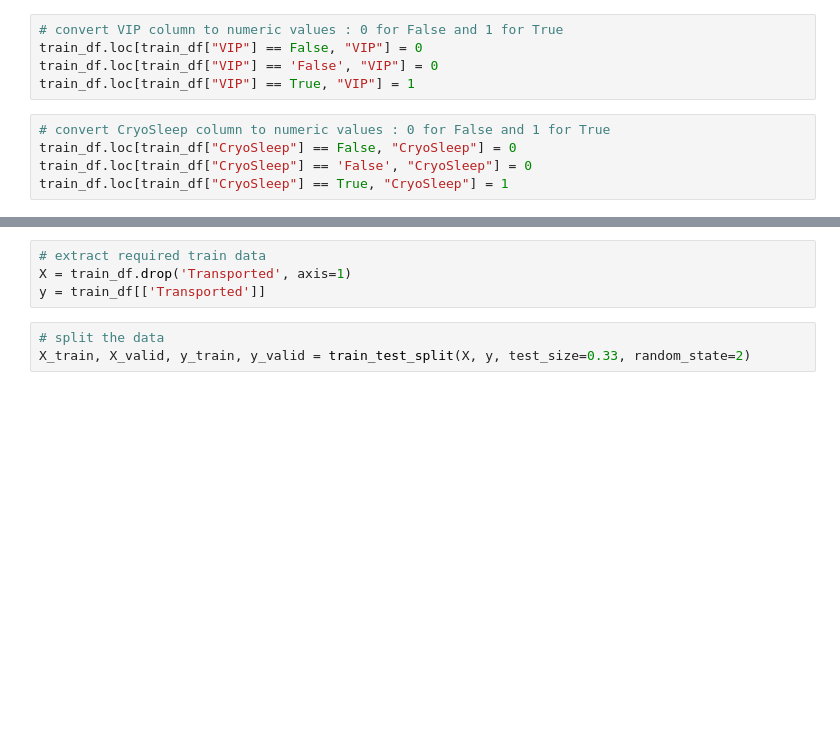
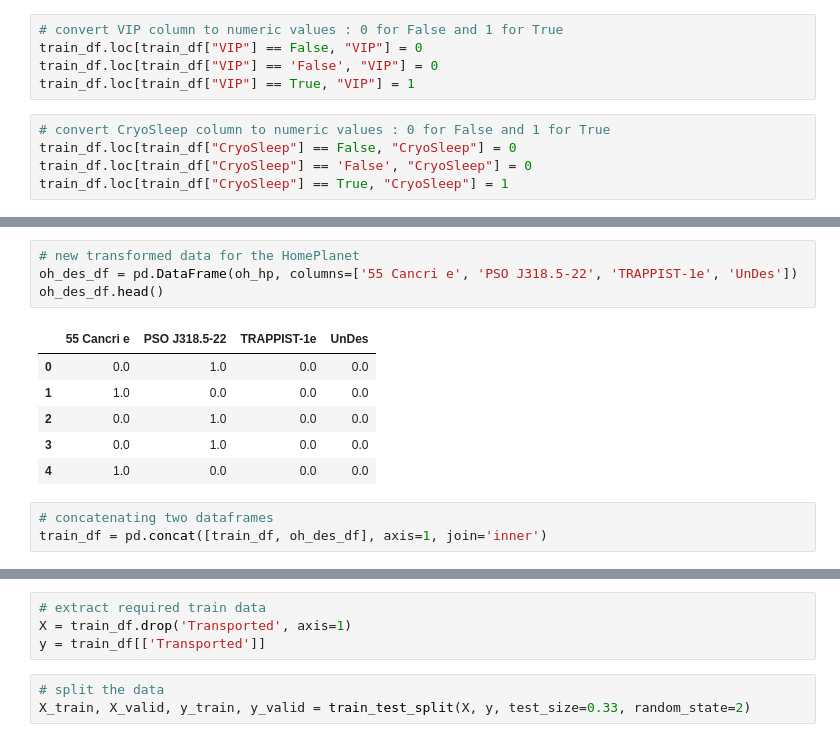
Before and after one commit to mohith2000/KaggleChallenge, a Jupyter notebook: KaggleChallenge.ipynb, the cells around one changed output, grey strips where cells are left out. Cells and saved outputs as stored; diff of their text form; blank space fills up the shorter version.

```diff
--- a/KaggleChallenge.ipynb
+++ b/KaggleChallenge.ipynb
@@ -117,0 +183,14 @@ test_df.head()
+# %%
+# new transformed data for the HomePlanet
+oh_des_df = pd.DataFrame(oh_hp, columns=['55 Cancri e', 'PSO J318.5-22', 'TRAPPIST-1e', 'UnDes'])
+oh_des_df.head()
+# %% [output]
+|  | 55 Cancri e | PSO J318.5-22 | TRAPPIST-1e | UnDes |
+| 0 | 0.0 | 1.0 | 0.0 | 0.0 |
+| 1 | 1.0 | 0.0 | 0.0 | 0.0 |
+| 2 | 0.0 | 1.0 | 0.0 | 0.0 |
+| 3 | 0.0 | 1.0 | 0.0 | 0.0 |
+| 4 | 1.0 | 0.0 | 0.0 | 0.0 |
+# %%
+# concatenating two dataframes
+train_df = pd.concat([train_df, oh_des_df], axis=1, join='inner')
```
Also changed, not shown: parts of 46 cells of this notebook.
